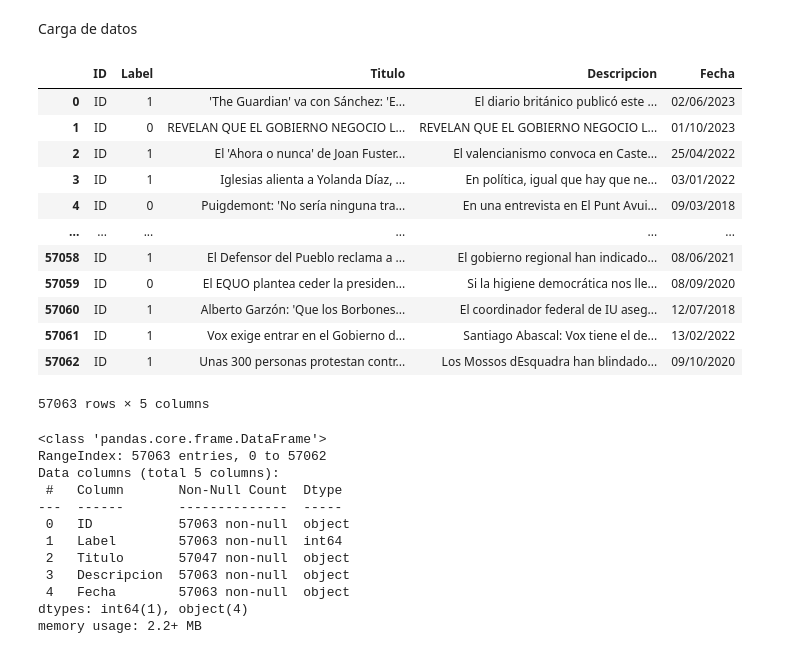
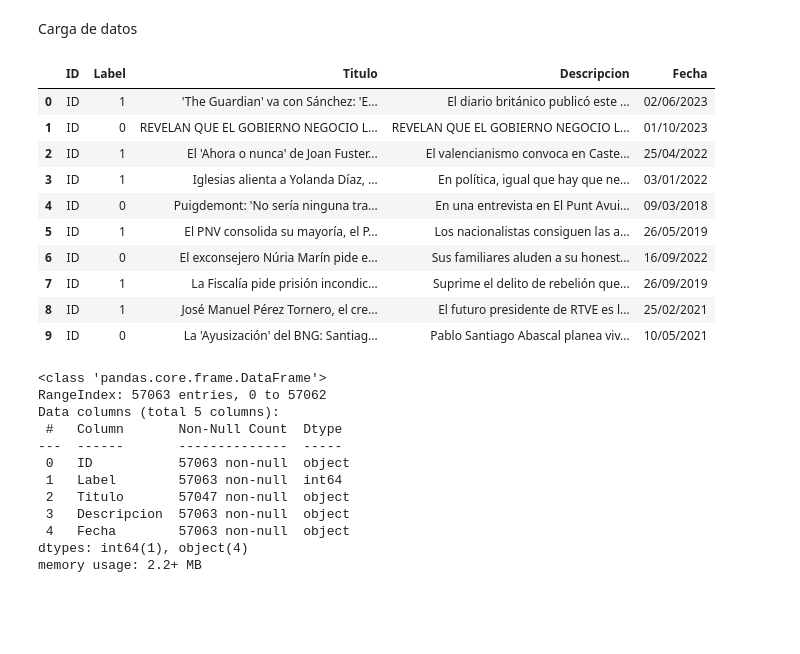
Before and after one commit to JairoFierro/Proy1, a Jupyter notebook: proyecto1.ipynb, the cells around one changed output. Saved outputs shown, nothing was run; the diff lists cells and outputs as text; code cells hidden in the pictures; blank space fills up the shorter version.

```diff
--- a/proyecto1.ipynb
+++ b/proyecto1.ipynb
@@ -74,17 +84,15 @@ data_t=data_cargada
-# %%
-data_t
-# %% [output]
-|  | ID | Label | Titulo | Descripcion | Fecha |
-| 0 | ID | 1 | 'The Guardian' va con Sánchez: 'E... | El diario británico publicó este ... | 02/06/2023 |
-| 1 | ID | 0 | REVELAN QUE EL GOBIERNO NEGOCIO L... | REVELAN QUE EL GOBIERNO NEGOCIO L... | 01/10/2023 |
-| 2 | ID | 1 | El 'Ahora o nunca' de Joan Fuster... | El valencianismo convoca en Caste... | 25/04/2022 |
-| 3 | ID | 1 | Iglesias alienta a Yolanda Díaz, ... | En política, igual que hay que ne... | 03/01/2022 |
-| 4 | ID | 0 | Puigdemont: 'No sería ninguna tra... | En una entrevista en El Punt Avui... | 09/03/2018 |
-| ... | ... | ... | ... | ... | ... |
-| 57058 | ID | 1 | El Defensor del Pueblo reclama a ... | El gobierno regional han indicado... | 08/06/2021 |
-| 57059 | ID | 0 | El EQUO plantea ceder la presiden... | Si la higiene democrática nos lle... | 08/09/2020 |
-| 57060 | ID | 1 | Alberto Garzón: 'Que los Borbones... | El coordinador federal de IU aseg... | 12/07/2018 |
-| 57061 | ID | 1 | Vox exige entrar en el Gobierno d... | Santiago Abascal: Vox tiene el de... | 13/02/2022 |
-| 57062 | ID | 1 | Unas 300 personas protestan contr... | Los Mossos dEsquadra han blindado... | 09/10/2020 |
-57063 rows × 5 columns
+# %%
+data.head(10)
+# %% [output]
+|  | ID | Label | Titulo | Descripcion | Fecha |
+| 0 | ID | 1 | 'The Guardian' va con Sánchez: 'E... | El diario británico publicó este ... | 02/06/2023 |
+| 1 | ID | 0 | REVELAN QUE EL GOBIERNO NEGOCIO L... | REVELAN QUE EL GOBIERNO NEGOCIO L... | 01/10/2023 |
+| 2 | ID | 1 | El 'Ahora o nunca' de Joan Fuster... | El valencianismo convoca en Caste... | 25/04/2022 |
+| 3 | ID | 1 | Iglesias alienta a Yolanda Díaz, ... | En política, igual que hay que ne... | 03/01/2022 |
+| 4 | ID | 0 | Puigdemont: 'No sería ninguna tra... | En una entrevista en El Punt Avui... | 09/03/2018 |
+| 5 | ID | 1 | El PNV consolida su mayoría, el P... | Los nacionalistas consiguen las a... | 26/05/2019 |
+| 6 | ID | 0 | El exconsejero Núria Marín pide e... | Sus familiares aluden a su honest... | 16/09/2022 |
+| 7 | ID | 1 | La Fiscalía pide prisión incondic... | Suprime el delito de rebelión que... | 26/09/2019 |
+| 8 | ID | 1 | José Manuel Pérez Tornero, el cre... | El futuro presidente de RTVE es l... | 25/02/2021 |
+| 9 | ID | 0 | La 'Ayusización' del BNG: Santiag... | Pablo Santiago Abascal planea viv... | 10/05/2021 |
 # %%
```
Also changed, not shown: parts of 36 cells of this notebook.
